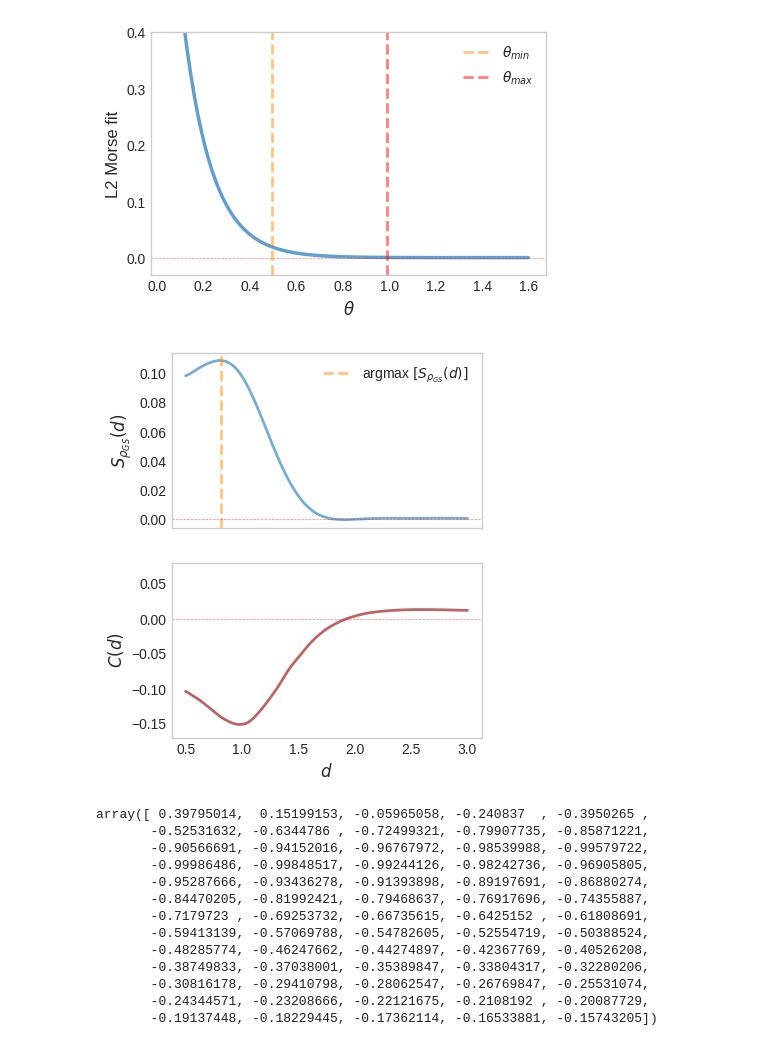
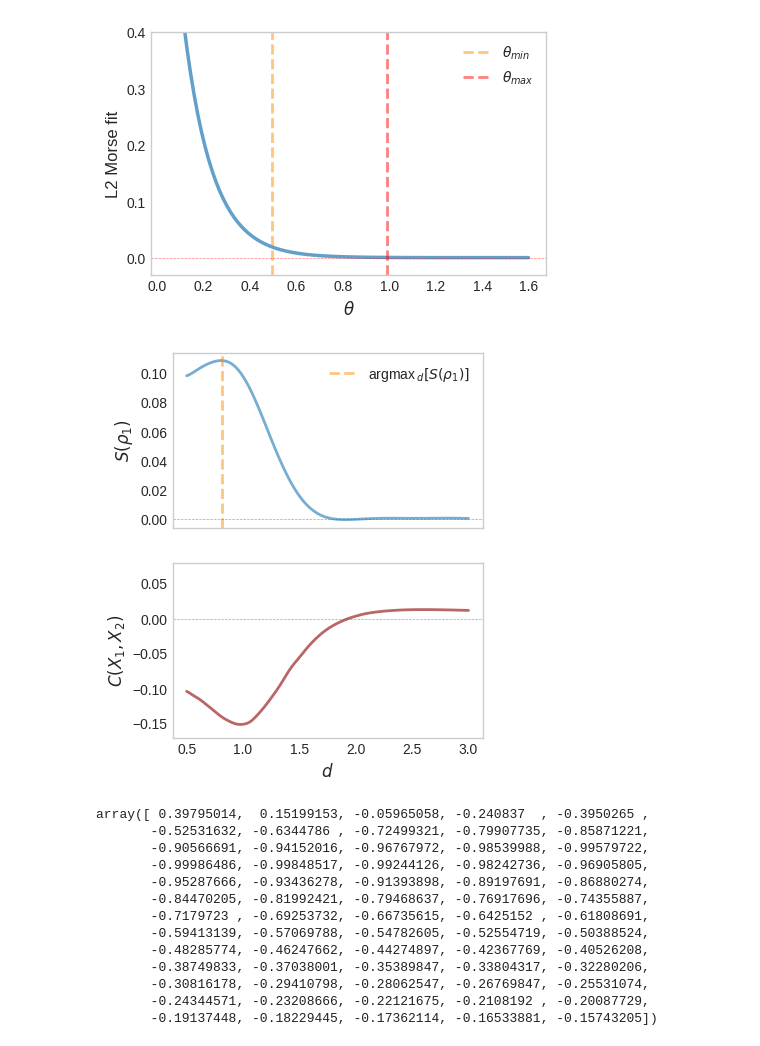
Before and after one commit to MatthieuSarkis/Long-range-intermolecular-interactions-on-a-continuous-variable-quantum-computer, a Jupyter notebook: plot_alternate.ipynb, the cells around one changed output. Drawn from its saved outputs; the diff is of its cells as text; code cells hidden in the pictures.

```diff
--- a/plot_alternate.ipynb
+++ b/plot_alternate.ipynb
@@ -539,43 +539,43 @@ def plot_entropy(
     )
 
     #axes[0].set_xlabel(r'$d$')
-    axes[0].set_ylabel(r'$S_{\rho_{GS}}(d)$')
+    axes[0].set_ylabel(r'$S(\rho_1)$')
     axes[0].grid(False)
     #axes.set_title('Entanglement entropy')
 
-    line2 = axes[0].axvline(x=0.81758794, label=r'argmax $[S_{\rho_{GS}}(d)]$', linestyle = 'dashed', color = 'darkorange', alpha=0.5)
+    line2 = axes[0].axvline(x=0.81758794, label=r'argmax$\,_d[S(\rho_1)]$', linestyle = 'dashed', color = 'darkorange', alpha=0.5)
     axes[0].legend(handles=[line0, line2])
 
     axes[1].legend(handles=[line1])
     axes[1].set_xlabel(r'$d$')
-    axes[1].set_ylabel(r'$C(d)$')
+    axes[1].set_ylabel(r'$C(X_1, X_2)$')
     axes[1].set_ylim(-0.17, 0.08)
     axes[1].grid(False)
 
     axes[0].axhline(
         y = 0.0,
         color = 'red',
         linestyle = '--',
         alpha=0.5,
         lw=0.5
     )
 
     axes[1].axhline(
         y = 0.0,
         color = 'red',
         linestyle = '--',
         alpha=0.5,
         lw=0.5
     )
 
     plt.savefig(os.path.join(plots_path, 'entropy_correlation.pdf'), dpi=300, transparent=False, bbox_inches='tight')
 
 plot_entropy(
     distance_array=distances[start:],
     entropy_array=entropy_array[angle_idx, start:]
 )
 # %% [output]
-[figure, old version]
+[figure, new version]
 # %%
 d = np.array(distances[startingDistance[5-1]::3])
 be = np.real(binding_energies[5, startingDistance[5-1]::3])
```
Also changed, not shown: parts of 1 cell of this notebook, 6 other files.
